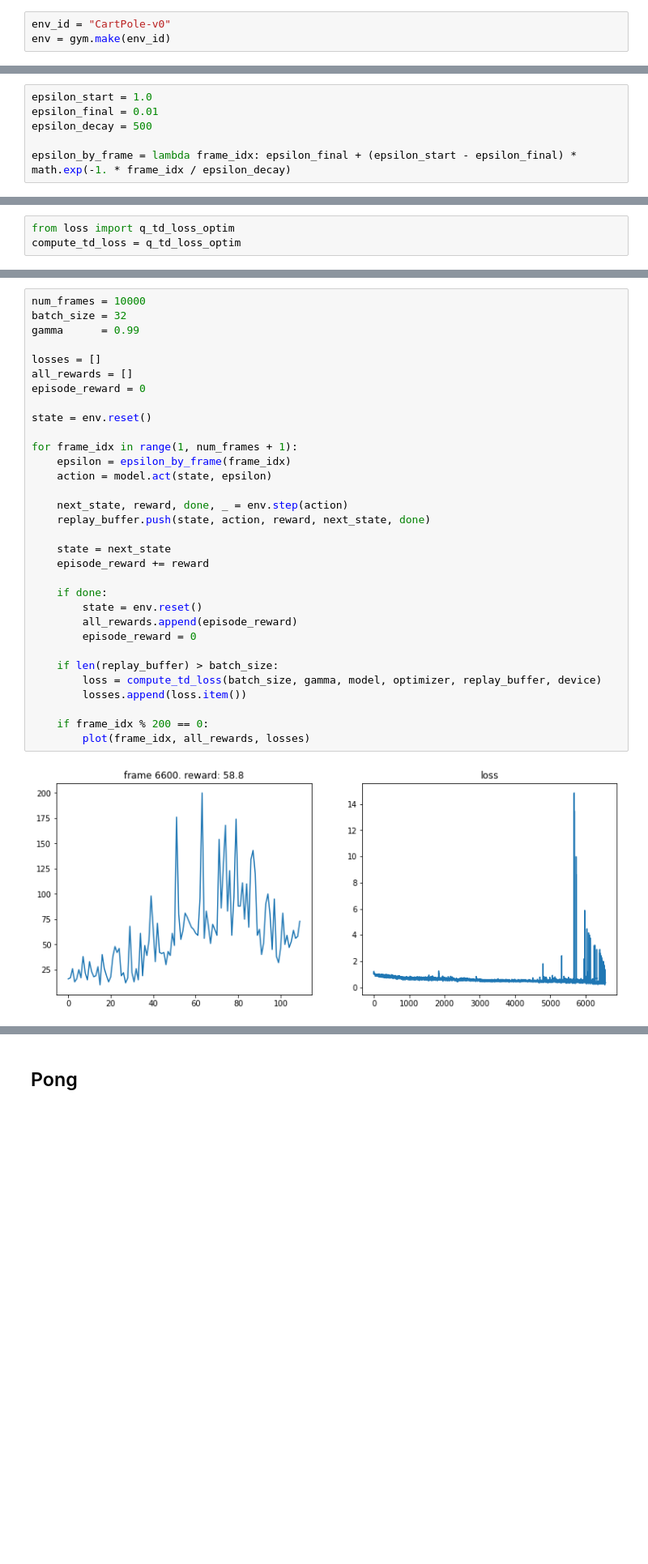
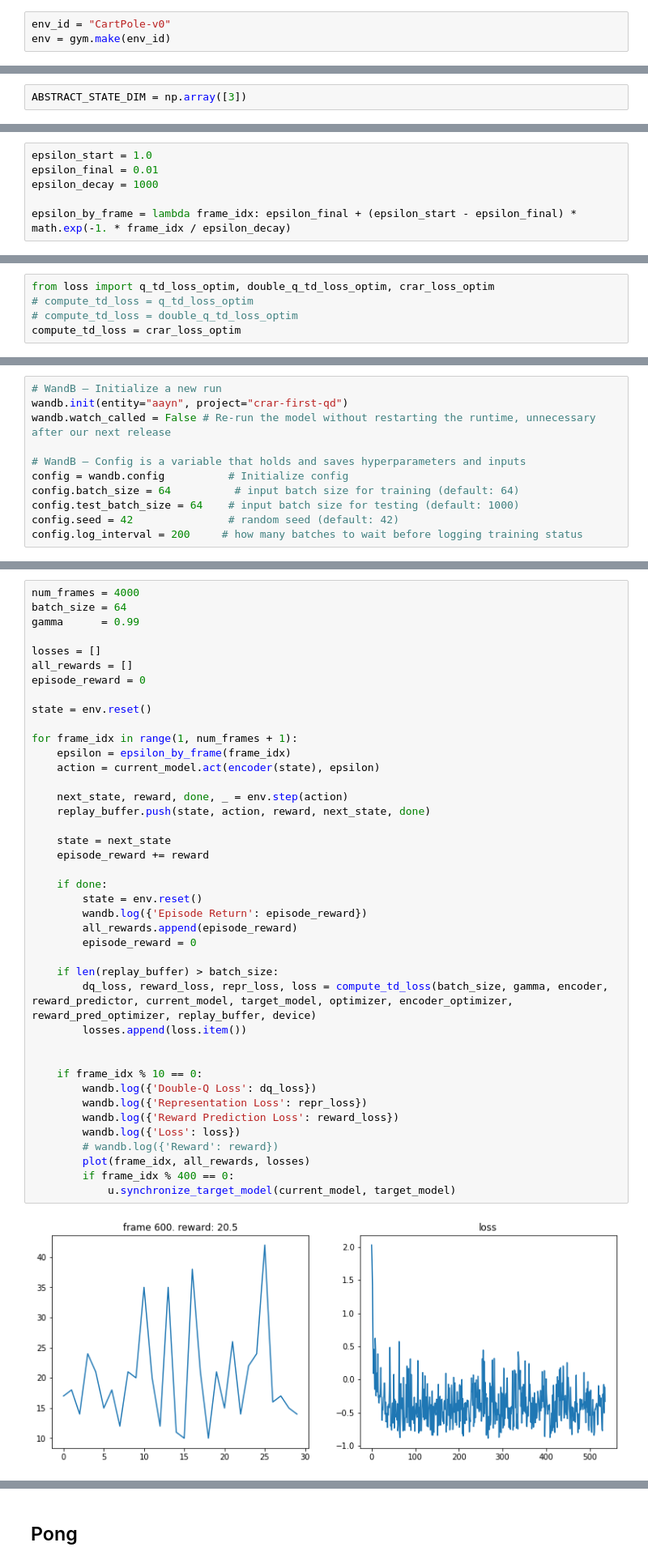
Before and after one commit to aayn/crar-pytorch, a Jupyter notebook: algorithms/crar/CRAR_DoubleQNet.ipynb, the cells around one changed output, grey strips where cells are left out. Shown: that part at 81% size. Drawn from its saved outputs; the diff is of its cells as text; blank space fills up the shorter version.

Commit message:
Implement basic CRAR on CartPole-v0

```diff
--- a/algorithms/crar/CRAR_DoubleQNet.ipynb
+++ b/algorithms/crar/CRAR_DoubleQNet.ipynb
@@ -40,0 +37,2 @@ replay_buffer = ReplayBuffer(1000)
+# %%
+ABSTRACT_STATE_DIM = np.array([3])
@@ -41,7 +53,7 @@ replay_buffer = ReplayBuffer(1000)
 # %%
 epsilon_start = 1.0
 epsilon_final = 0.01
-epsilon_decay = 500
+epsilon_decay = 1000
 
 epsilon_by_frame = lambda frame_idx: epsilon_final + (epsilon_start - epsilon_final) * math.exp(-1. * frame_idx / epsilon_decay)
 # %%
@@ -52,3 +64,5 @@ plt.plot([epsilon_by_frame(i) for i in range(10000)])
 # %%
-from loss import q_td_loss_optim
-compute_td_loss = q_td_loss_optim
+from loss import q_td_loss_optim, double_q_td_loss_optim, crar_loss_optim
+# compute_td_loss = q_td_loss_optim
+# compute_td_loss = double_q_td_loss_optim
+compute_td_loss = crar_loss_optim
@@ -54,0 +71,11 @@ compute_td_loss = q_td_loss_optim
+# %%
+# WandB – Initialize a new run
+wandb.init(entity="aayn", project="crar-first-qd")
+wandb.watch_called = False # Re-run the model without restarting the runtime, unnecessary after our next release
+
+# WandB – Config is a variable that holds and saves hyperparameters and inputs
+config = wandb.config          # Initialize config
+config.batch_size = 64          # input batch size for training (default: 64)
+config.test_batch_size = 64    # input batch size for testing (default: 1000)
+config.seed = 42               # random seed (default: 42)
+config.log_interval = 200     # how many batches to wait before logging training status
@@ -55,34 +91,43 @@ compute_td_loss = q_td_loss_optim
 # %%
-num_frames = 10000
-batch_size = 32
+num_frames = 4000
+batch_size = 64
 gamma      = 0.99
 
 losses = []
 all_rewards = []
 episode_reward = 0
 
 state = env.reset()
 
 for frame_idx in range(1, num_frames + 1):
     epsilon = epsilon_by_frame(frame_idx)
-    action = model.act(state, epsilon)
+    action = current_model.act(encoder(state), epsilon)
 
     next_state, reward, done, _ = env.step(action)
     replay_buffer.push(state, action, reward, next_state, done)
 
     state = next_state
     episode_reward += reward
 
     if done:
         state = env.reset()
+        wandb.log({'Episode Return': episode_reward})
         all_rewards.append(episode_reward)
         episode_reward = 0
 
     if len(replay_buffer) > batch_size:
-        loss = compute_td_loss(batch_size, gamma, model, optimizer, replay_buffer, device)
+        dq_loss, reward_loss, repr_loss, loss = compute_td_loss(batch_size, gamma, encoder, reward_predictor, current_model, target_model, optimizer, encoder_optimizer, reward_pred_optimizer, replay_buffer, device)
         losses.append(loss.item())
 
-    if frame_idx % 200 == 0:
+
+    if frame_idx % 10 == 0:
+        wandb.log({'Double-Q Loss': dq_loss})
+        wandb.log({'Representation Loss': repr_loss})
+        wandb.log({'Reward Prediction Loss': reward_loss})
+        wandb.log({'Loss': loss})
+        # wandb.log({'Reward': reward})
         plot(frame_idx, all_rewards, losses)
+        if frame_idx % 400 == 0:
+            u.synchronize_target_model(current_model, target_model)
 # %% [output]
-[figure, old version]
+[figure, new version]
```
Also changed, not shown: parts of 8 cells of this notebook, 7 other files.
